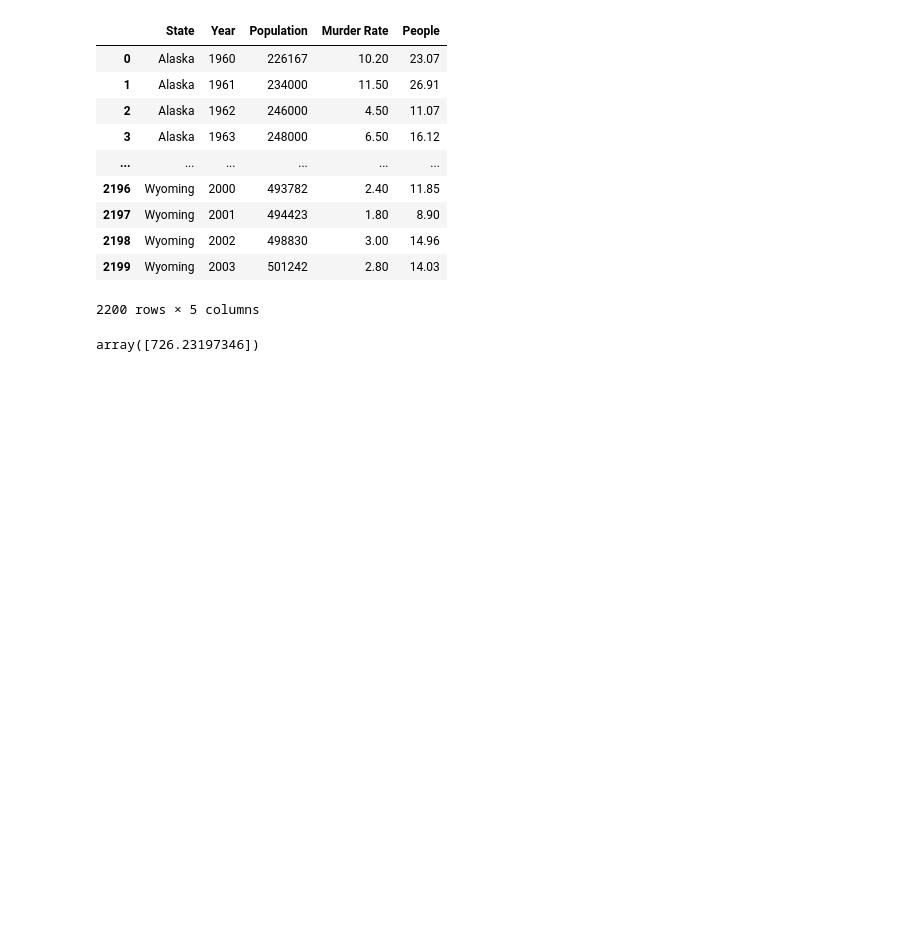
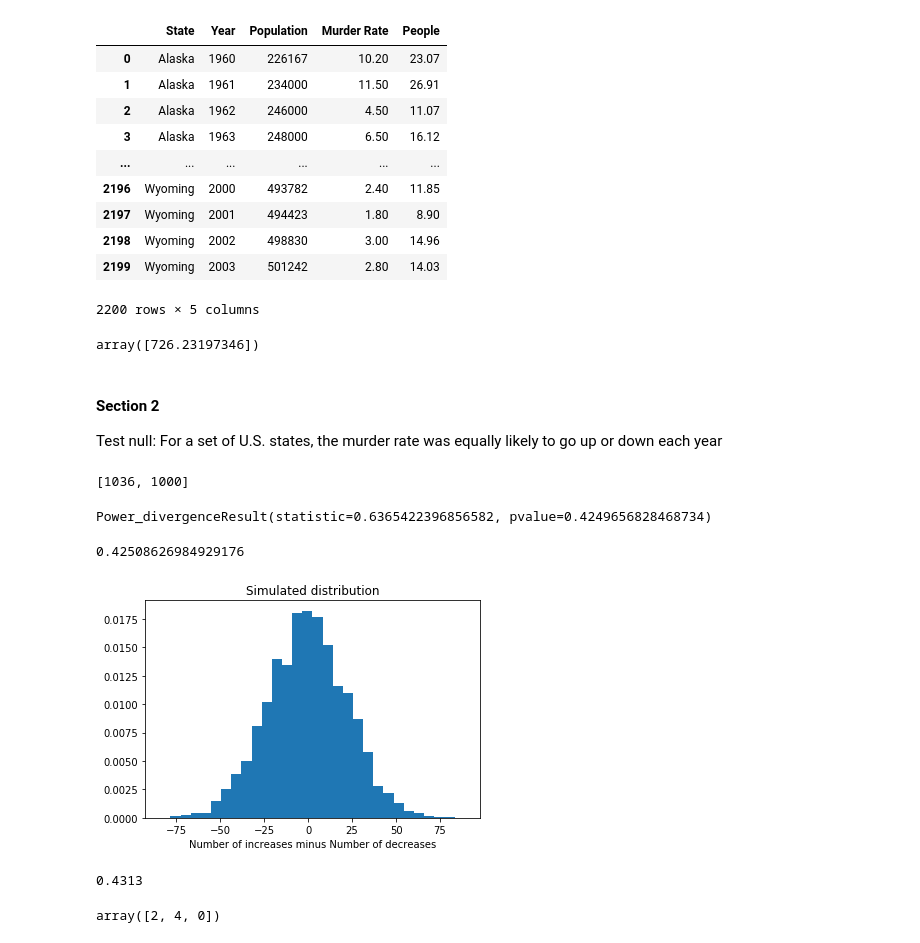
Before and after one commit to pmgasper/Berkeley_DataScience, a Jupyter notebook: c2_lab3_inference.ipynb, the cells around one changed output. Saved outputs shown, nothing was run; the diff lists cells and outputs as text; code cells hidden in the pictures; blank space fills up the shorter version.

```diff
--- a/c2_lab3_inference.ipynb
+++ b/c2_lab3_inference.ipynb
@@ -100,3 +101,77 @@ murder_rates
                  (murder_rates['Year'] == 1975)].People.values))
 # %% [output]
 array([726.23197346])
+# %% [markdown]
+#### Section 2
+
+Test null: For a set of U.S. states, the murder rate was equally likely to go up or down each year
+# %%
+def count_changes(states):
+    ''' Returns the number of increases and the number of decreases in the
+        murder rate for a list of states'''
+    inc = 0
+    dec = 0
+    for state in states:
+        prev_rate = state_by_year[state].values[0]
+        for curr_rate in state_by_year[state].values[1:]:
+            if curr_rate > prev_rate:
+                inc += 1
+            elif curr_rate < prev_rate:
+                dec += 1
+            prev_rate = curr_rate
+
+    return [inc, dec]
+
+#states=['California', 'Wisconsin']
+states = state_by_year.columns
+
+observed_changes = (count_changes(states))
+observed_changes
+# %% [output]
+[1036, 1000]
+# %%
+# Using Chi-squared
+expected_changes = [sum(observed_changes) / 2] * 2
+stats.chisquare(observed_changes, expected_changes)
+# %% [output]
+Power_divergenceResult(statistic=0.6365422396856582, pvalue=0.4249656828468734)
+# %%
+# Using binomial
+n = sum(observed_changes)
+p = 0.50
+k = observed_changes[0]
+
+p_val = (stats.binom.cdf((n * p) - np.abs((n * p) - k), n, p) +
+         stats.binom.sf((n * p) + np.abs((n * p) - k), n, p))
+p_val
+# %% [output]
+0.42508626984929176
+# %%
+# Using simulation
+n_sims = 10000
+n = sum(observed_changes)
+sim_changes = [stats.binom.rvs(n, 0.50, loc=-n/2) for _ in range(n_sims)]
+plt.hist(sim_changes, bins=30, density=True)
+plt.title('Simulated distribution')
+plt.xlabel('Number of increases minus Number of decreases')
+plt.show()
+# %% [output]
+[figure, added]
+# %%
+#observed_changes
+obs_diff = np.abs(expected_changes[0] - observed_changes[0])
+
+num_eq_or_greater = len([np.abs(expected_changes[0] - sim_change)
+                         for sim_change in sim_changes
+                         if np.abs(expected_changes[0] - sim_change) >= obs_diff])
+
+sim_p_val = num_eq_or_greater / n_sims
+sim_p_val
+# %% [output]
+0.4313
+# %%
+values = [1,2,3,4,5]
+values2 = [1,0,5,99,99]
+np.array(values)[2:] - np.array(values2)[:-2]
+# %% [output]
+array([2, 4, 0])
```
Also changed, not shown: parts of 3 cells of this notebook.
